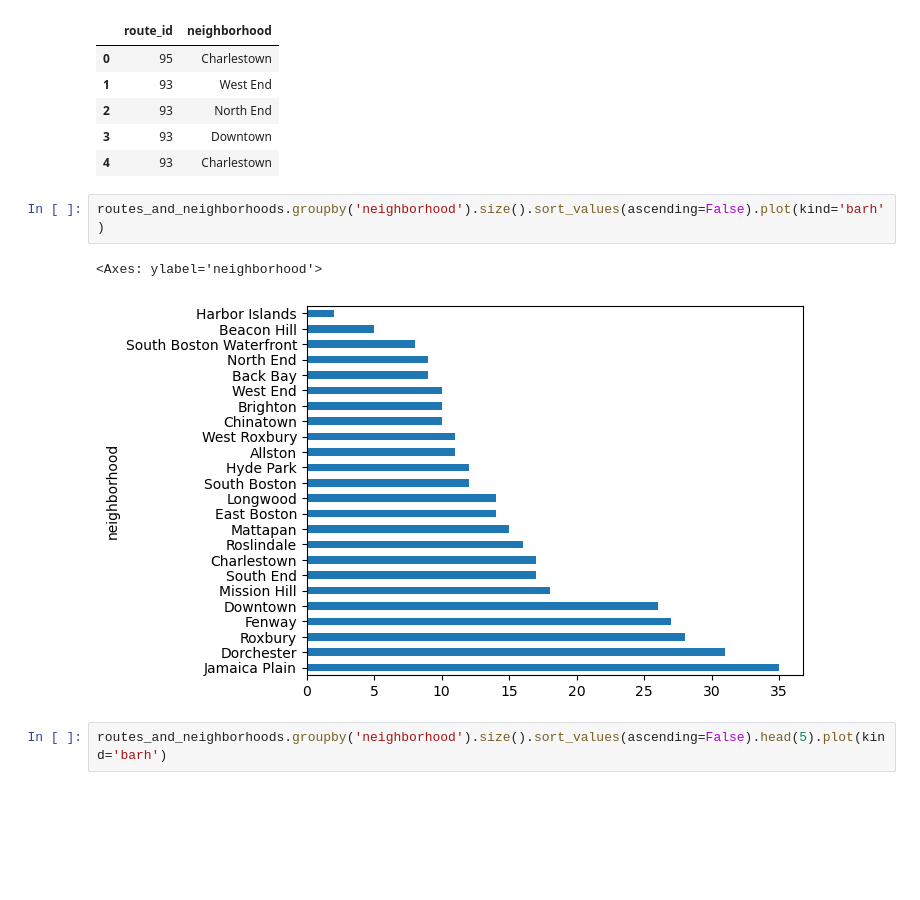
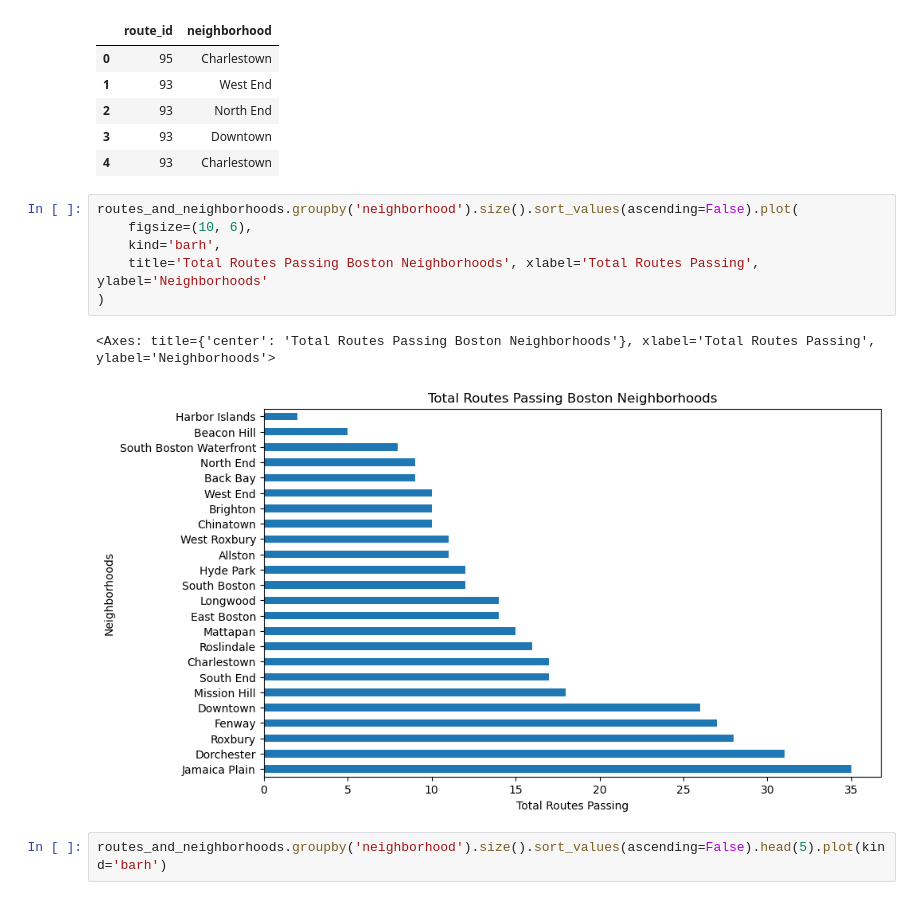
Before and after one commit to BU-Spark/ds-boston-transit-performance, a Jupyter notebook: fa23-team-e/data/question-3/Service Level Disparities by Race and Neighborhoods.ipynb, the cells around one changed output. Saved outputs shown, nothing was run; the diff lists cells and outputs as text; blank space fills up the shorter version.

```diff
--- a/fa23-team-e/data/question-3/Service Level Disparities by Race and Neighborhoods.ipynb
+++ b/fa23-team-e/data/question-3/Service Level Disparities by Race and Neighborhoods.ipynb
@@ -118,10 +100,14 @@ routes_and_neighborhoods.head()
 | 3 | 93 | Downtown |
 | 4 | 93 | Charlestown |
 # %%
-routes_and_neighborhoods.groupby('neighborhood').size().sort_values(ascending=False).plot(kind='barh')
+routes_and_neighborhoods.groupby('neighborhood').size().sort_values(ascending=False).plot(
+    figsize=(10, 6),
+    kind='barh',
+    title='Total Routes Passing Boston Neighborhoods', xlabel='Total Routes Passing', ylabel='Neighborhoods'
+)
 # %% [output]
-<Axes: ylabel='neighborhood'>
+<Axes: title={'center': 'Total Routes Passing Boston Neighborhoods'}, xlabel='Total Routes Passing', ylabel='Neighborhoods'>
-[figure, old version]
+[figure, new version]
 # %%
 routes_and_neighborhoods.groupby('neighborhood').size().sort_values(ascending=False).head(5).plot(kind='barh')
 # %% [output]
```
Also changed, not shown: parts of 6 cells of this notebook, 2 other files.
